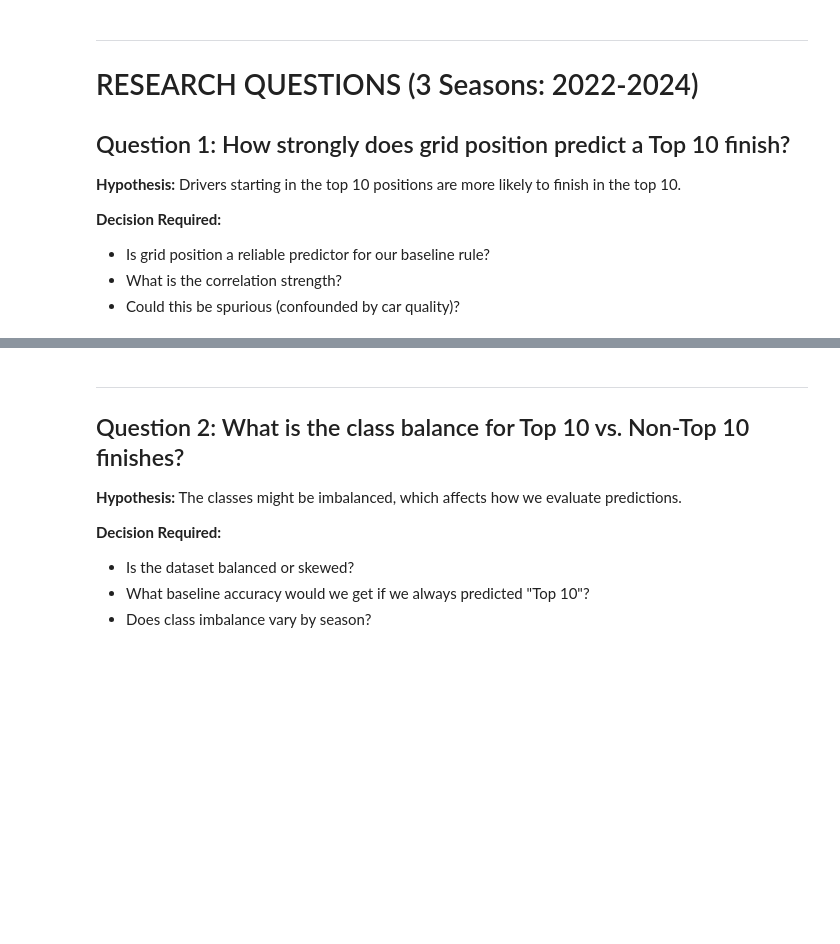
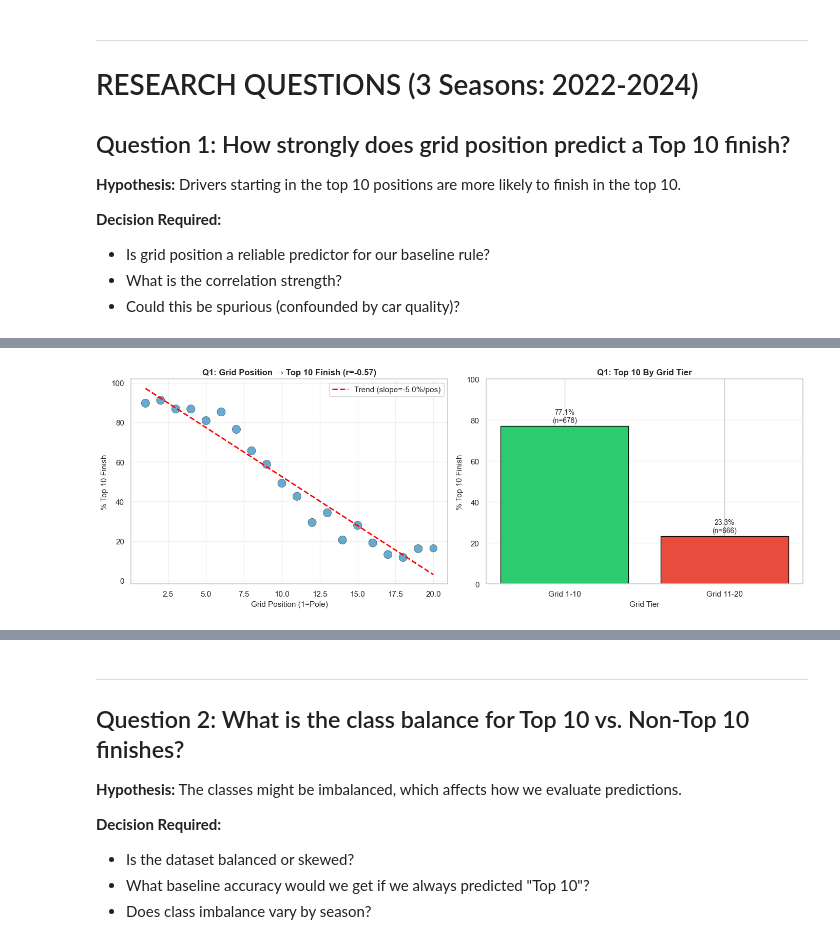
Before and after one commit to IgnaciaHerrera/iit414w-lab01-feligna, a Jupyter notebook: eda1.ipynb, the cells around one changed output, grey strips where cells are left out. Drawn from its saved outputs; the diff is of its cells as text; code cells hidden in the pictures; blank space fills up the shorter version.

```diff
--- a/eda1.ipynb
+++ b/eda1.ipynb
@@ -93,7 +101,7 @@ def get_season_results(year: int, max_retries: int = 3) -> pd.DataFrame:
                 break
             except (requests.exceptions.RequestException) as e:
                 wait = 2 ** attempt * 2  # Exponential backoff: 2s, 4s, 8s
-                print(f"  ⚠️  Attempt {attempt + 1}/{max_retries} failed for {year} (offset {offset}): {e}")
+                print(f"Attempt {attempt + 1}/{max_retries} failed for {year} (offset {offset}): {e}")
                 if attempt < max_retries - 1:
                     print(f"      Retrying in {wait}s...")
                     time.sleep(wait)
@@ -115,7 +123,7 @@ def get_season_results(year: int, max_retries: int = 3) -> pd.DataFrame:
                 'season': int(race['season']),
                 'round': int(race['round']),
                 'race_date': race['date'],
-                'race_name': race['name'],
+                'race_name': race['raceName'],
                 'circuit_id': race['Circuit']['circuitId'],
                 'circuit_name': race['Circuit']['circuitName'],
                 'country': race['Circuit']['Location']['country'],
@@ -148,5 +156,5 @@ for year in [2022, 2023, 2024]:
     print(f"     Loaded {len(df_year)} results across {df_year['round'].max()} rounds")
 
 results = pd.concat(results_list, ignore_index=True)
-print(f"\n✓ Total: {len(results)} race results across 3 seasons")
+print(f"\n Total: {len(results)} race results across 3 seasons")
 print(f"Date range: {results['race_date'].min().date()} to {results['race_date'].max().date()}")
@@ -168,11 +190,11 @@ results['constructor_tier'] = results['constructor'].apply(
     lambda x: 'Top 4' if x in top_4_constructors else 'Other'
 )
 
-# Grid group
+# Grid group (F1 has max 20 drivers per race)
 results['grid_group'] = pd.cut(
     results['grid'],
-    bins=[0, 10, 20, 30],
-    labels=['Grid 1-10', 'Grid 11-20', 'Grid 21+'],
+    bins=[0, 10, 20],
+    labels=['Grid 1-10', 'Grid 11-20'],
     right=True
 )
 
@@ -278,38 +545,38 @@ x_line = np.linspace(grid_top10['grid'].min(), grid_top10['grid'].max(), 100)
 ax.plot(x_line, p(x_line), '--', color='red', linewidth=2, label=f'Trend (slope={z[0]:.1f}%/pos)')
 ax.set_xlabel('Grid Position (1=Pole)', fontsize=11)
 ax.set_ylabel('% Top 10 Finish', fontsize=11)
 ax.set_title(f'Q1: Grid Position → Top 10 Finish (r={corr_spearman:.2f})', fontsize=12, fontweight='bold')
 ax.legend()
 ax.grid(True, alpha=0.3)
 
 # Right: Bar chart grouped by grid tier
 ax = axes[1]
 grid_tier = results_clean.copy()
 grid_tier['grid_tier'] = pd.cut(grid_tier['grid'],
-                                 bins=[0, 10, 20, 30],
-                                 labels=['Grid 1-10', 'Grid 11-20', 'Grid 21+'],
+                                 bins=[0, 10, 20],
+                                 labels=['Grid 1-10', 'Grid 11-20'],
                                  right=True)
 tier_top10 = grid_tier.groupby('grid_tier', observed=True).agg(
     top_10_rate=('top_10', 'mean'),
     n=('driver_id', 'count')
 ).reset_index()
 
-colors = ['#2ecc71', '#f39c12', '#e74c3c']
+colors = ['#2ecc71', '#e74c3c']
 bars = ax.bar(tier_top10['grid_tier'].astype(str), tier_top10['top_10_rate'] * 100,
               color=colors, edgecolor='black', linewidth=1)
 for bar, val, n in zip(bars, tier_top10['top_10_rate'] * 100, tier_top10['n']):
     ax.text(bar.get_x() + bar.get_width()/2, bar.get_height() + 1,
             f'{val:.1f}%\n(n={int(n)})', ha='center', va='bottom', fontsize=10)
 ax.set_xlabel('Grid Tier', fontsize=11)
 ax.set_ylabel('% Top 10 Finish', fontsize=11)
 ax.set_title('Q1: Top 10 By Grid Tier', fontsize=12, fontweight='bold')
 ax.set_ylim([0, 100])
 ax.grid(True, alpha=0.3, axis='y')
 
 plt.tight_layout()
 plt.show()
-
-print("\n✓ Visualization complete")
+# %% [output]
+[figure, added]
 # %% [markdown]
 ### 1.3 Interpretation
 
```
Also changed, not shown: parts of 28 cells of this notebook.
